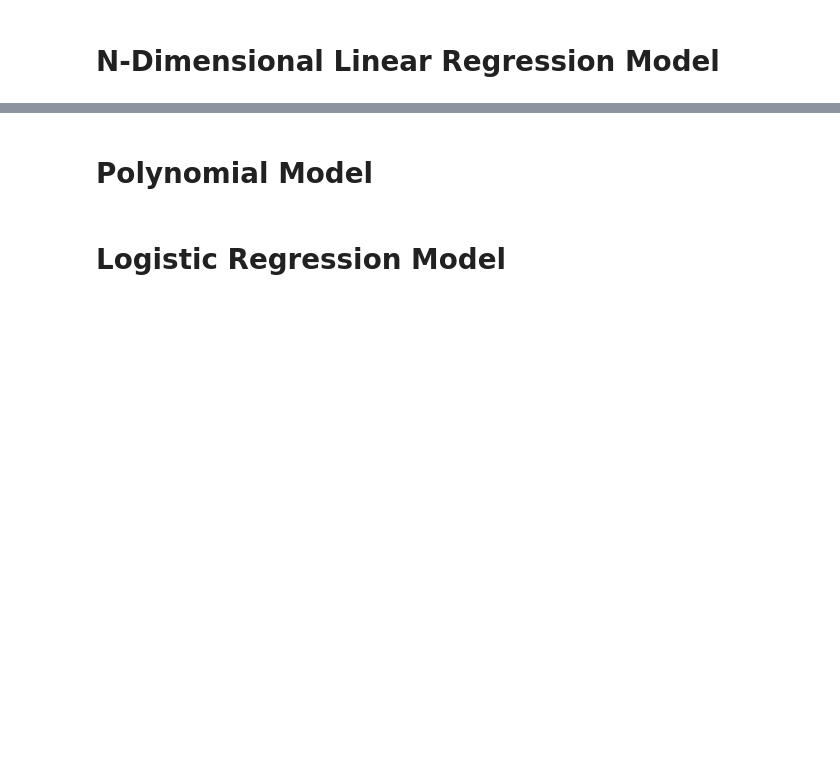
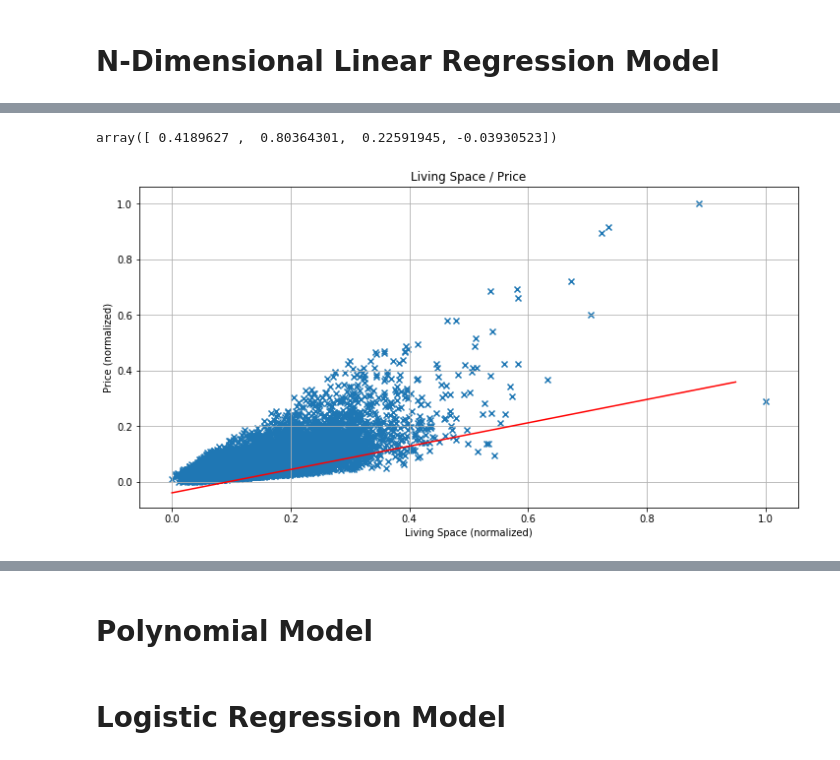
Before and after one commit to engineering-learning-machines/starter, a Jupyter notebook: Linear Regression as the Fundamental of Machine Learning.ipynb, the cells around one changed output, grey strips where cells are left out. Drawn from its saved outputs; the diff is of its cells as text; code cells hidden in the pictures; blank space fills up the shorter version.

```diff
--- a/Linear Regression as the Fundamental of Machine Learning.ipynb
+++ b/Linear Regression as the Fundamental of Machine Learning.ipynb
@@ -436,0 +523,20 @@ plot_results(model_large_learning_rate, 'Large Learning Rate')
+# %%
+def calculate_multilinear_gradient(batch_x, batch_y, model):
+    """
+    batch_x: The independent variables in the batch
+    batch_y: The output variables in the batch
+    model:   An object representing our model. It has a function called 'evaluate'
+    returns: Gradient vector as an array
+    """
+    # Multiplication is cheaper than division. We calculate the coefficient before the sum in advance
+    n_inv_coeff = - 2./batch_x.shape[0]
+    # We try to use 'vectorized' operations on numpy arrays for higher efficiency
+    # print(batch_y.shape, model.evaluate(batch_x).shape)
+    result_diff = (batch_y - model.evaluate(batch_x))
+    # Here we multiply the column vector result_diff with each column of the matrix batch_x, then
+    # we sum all column elements.
+    grad_weights = n_inv_coeff * np.tensordot(result_diff, batch_x, axes=1)
+    # The last parameter is the bias
+    grad_bias = n_inv_coeff * result_diff.sum()
+    # Return the gradient vector as an array
+    return np.append(grad_weights, grad_bias)
@@ -436,0 +608,28 @@ plot_results(model_large_learning_rate, 'Large Learning Rate')
+# %%
+model_multilinear.params
+# %% [output]
+array([ 0.4189627 ,  0.80364301,  0.22591945, -0.03930523])
+# %%
+def plot_multilinear_factor(factor_index, xlabel, ylabel, model, title):
+    # data_normalized = scale_array(df[['price', factor_name]].values)
+    # Plot the price as a function of the factor
+    # price = data_normalized[:,0]
+    # factor = data_normalized[:,1]
+    # Prepare the plot
+    plt.figure().set_size_inches(12,6)
+    plt.xlabel(xlabel)
+    plt.ylabel(ylabel)
+    legend_data = plt.scatter(house_data_x[:, factor_index], house_data_y, marker='x', label='Data')
+    plt.grid()
+    # Plot the model or inferred line
+    plot_x = np.arange(0, 1, 0.05)
+    slope, offset = model.params[factor_index], model.params[-1]
+    legend_model, = plt.plot(plot_x, plot_x * slope + offset, color='red', label='Model')
+    #plt.legend([legend_data, legend_target, legend_model], ['Data', 'Target', 'Model'])
+    _ = plt.title(title)
+# %%
+plot_multilinear_factor(
+    0, 'Living Space (normalized)', 'Price (normalized)', model_multilinear, 'Living Space / Price'
+)
+# %% [output]
+[figure, added]
```
Also changed, not shown: parts of 31 cells of this notebook.
